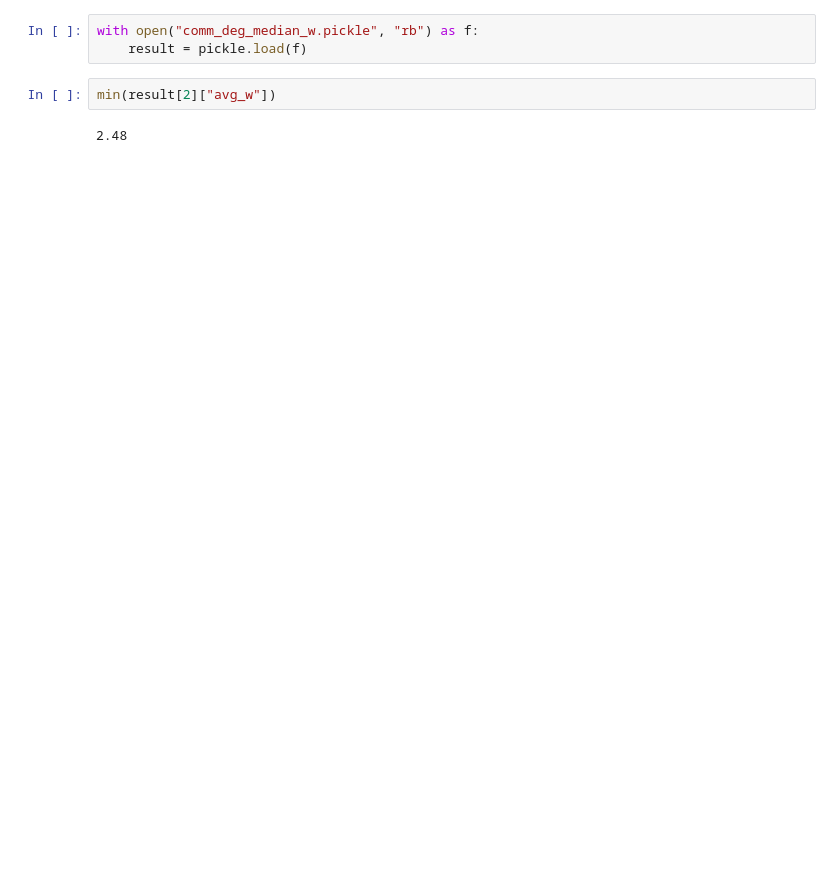
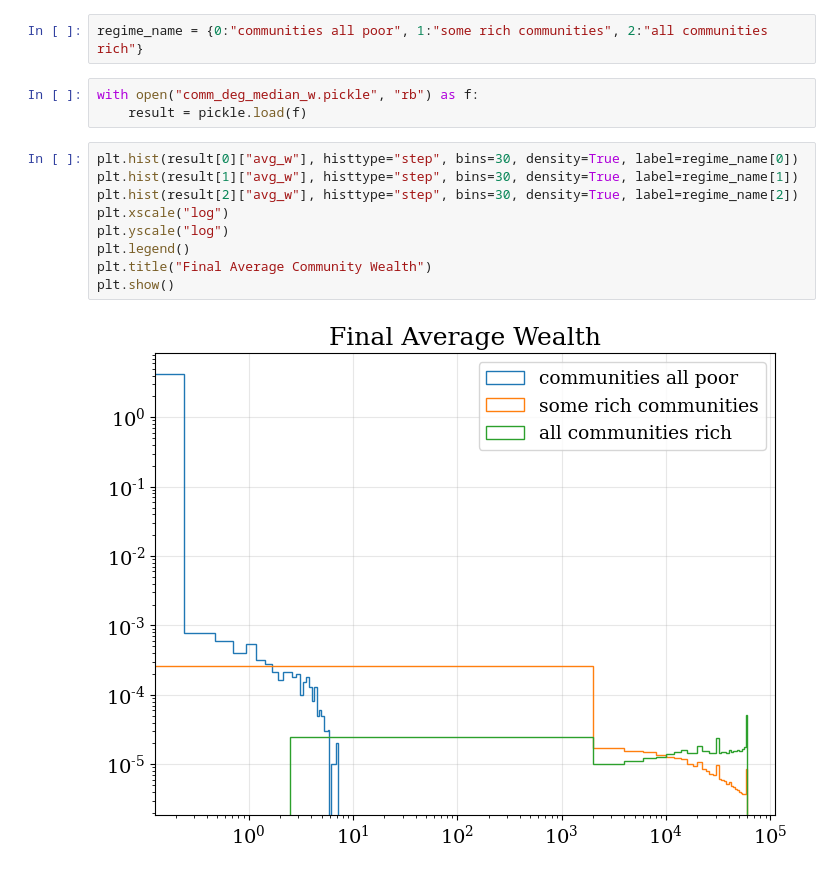
Before and after one commit to charlesaugdupont/poverty-trap, a Jupyter notebook: notebooks/comm_degree_median_wealth.ipynb, the cells around one changed output. Saved outputs shown, nothing was run; the diff lists cells and outputs as text; blank space fills up the shorter version.

```diff
--- a/notebooks/comm_degree_median_wealth.ipynb
+++ b/notebooks/comm_degree_median_wealth.ipynb
@@ -124,7 +127,16 @@ with open("comm_deg_median_w.pickle", "wb") as f:
+# %%
+regime_name = {0:"communities all poor", 1:"some rich communities", 2:"all communities rich"}
 # %%
 with open("comm_deg_median_w.pickle", "rb") as f:
     result = pickle.load(f)
-# %%
-min(result[2]["avg_w"])
-# %% [output]
-2.48
+# %%
+plt.hist(result[0]["avg_w"], histtype="step", bins=30, density=True, label=regime_name[0])
+plt.hist(result[1]["avg_w"], histtype="step", bins=30, density=True, label=regime_name[1])
+plt.hist(result[2]["avg_w"], histtype="step", bins=30, density=True, label=regime_name[2])
+plt.xscale("log")
+plt.yscale("log")
+plt.legend()
+plt.title("Final Average Community Wealth")
+plt.show()
+# %% [output]
+[figure, added]
```
Also changed, not shown: parts of 9 cells of this notebook, 2 other files.
